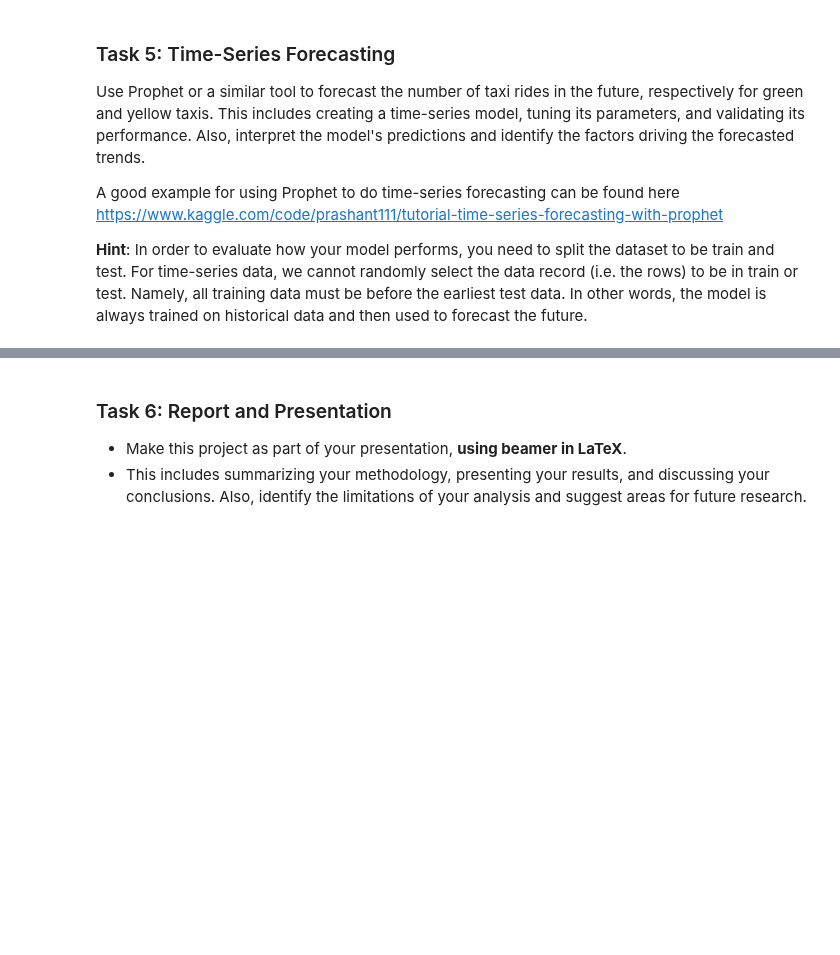
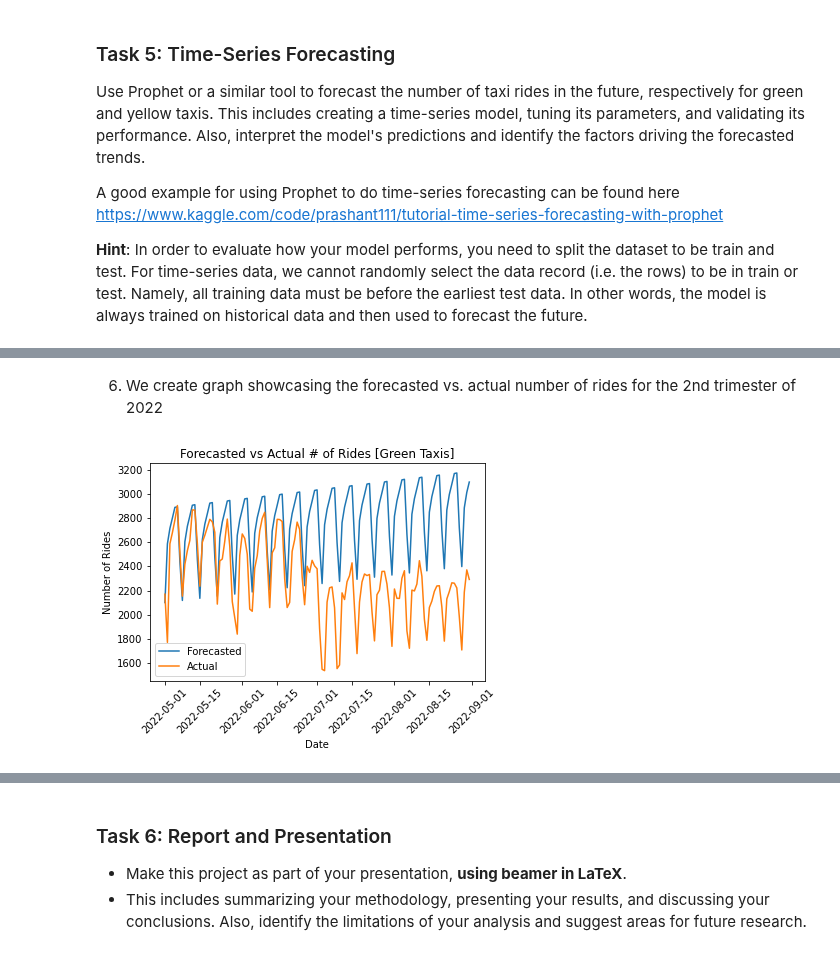
Before and after one commit to ngiorda4/NYC-Taxi-Analysis-and-Forecasting, a Jupyter notebook: 4_NGtemporal_spatial_data_analysis.ipynb, the cells around one changed output, grey strips where cells are left out. Cells and saved outputs as stored; diff of their text form; code cells hidden in the pictures; blank space fills up the shorter version.

```diff
--- a/4_NGtemporal_spatial_data_analysis.ipynb
+++ b/4_NGtemporal_spatial_data_analysis.ipynb
@@ -436,0 +673,11 @@ KeyError: 'The `start` argument could not be matched to a location related to th
+# %%
+df_with_coord_green['pickup_datetime'] = pd.to_datetime(df_with_coord_green['lpep_pickup_datetime'])
+df_with_coord_green['date'] = df_with_coord_green['pickup_datetime'].dt.floor('D')
+df_with_coord_green_2022 = df_with_coord_green[df_with_coord_green['pickup_datetime'].dt.year == 2022]
+df_rides_actual = df_with_coord_green_2022['date'].value_counts().reset_index()
+df_rides_actual.columns = ['date', 'number_of_rides']
+df_rides_actual = df_rides_actual.sort_values('date').reset_index(drop=True)
+df_rides_actual = df_rides_actual.drop(range(0, 10)).reset_index(drop=True)
+df_rides_actual = df_rides_actual.drop(df_rides_actual.index[123])
+
+df_rides_actual.head()
@@ -436,0 +740,33 @@ KeyError: 'The `start` argument could not be matched to a location related to th
+# %% [markdown]
+6. We create graph showcasing the forecasted vs. actual number of rides for the 2nd trimester of 2022
+# %%
+import numpy as np
+import matplotlib.pyplot as plt
+
+# Convert columns to NumPy arrays
+forecast_dates = np.array(forecast_next_4_months['date'])
+forecast_values = np.array(forecast_next_4_months['number_of_rides_forecast'])
+actual_dates = np.array(df_actual['date'])
+actual_values = np.array(df_actual['number_of_rides_actual'])
+
+# Plotting the forecasted values
+plt.plot(forecast_dates, forecast_values, label='Forecasted')
+
+# Plotting the actual values
+plt.plot(actual_dates, actual_values, label='Actual')
+
+# Set labels and title
+plt.xlabel('Date')
+plt.ylabel('Number of Rides')
+plt.title('Forecasted vs Actual # of Rides [Green Taxis]')
+
+plt.xticks(rotation=45)
+
+
+# Add legend
+plt.legend()
+
+# Display the plot
+plt.show()
+# %% [output]
+[figure, added]
```
Also changed, not shown: parts of 27 cells of this notebook.
